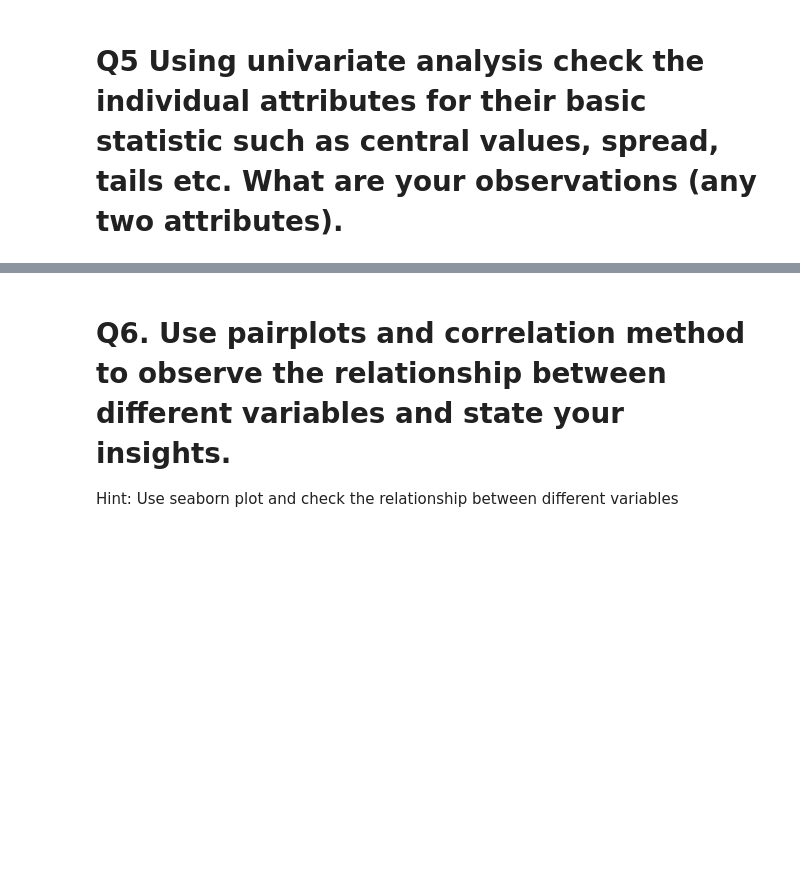
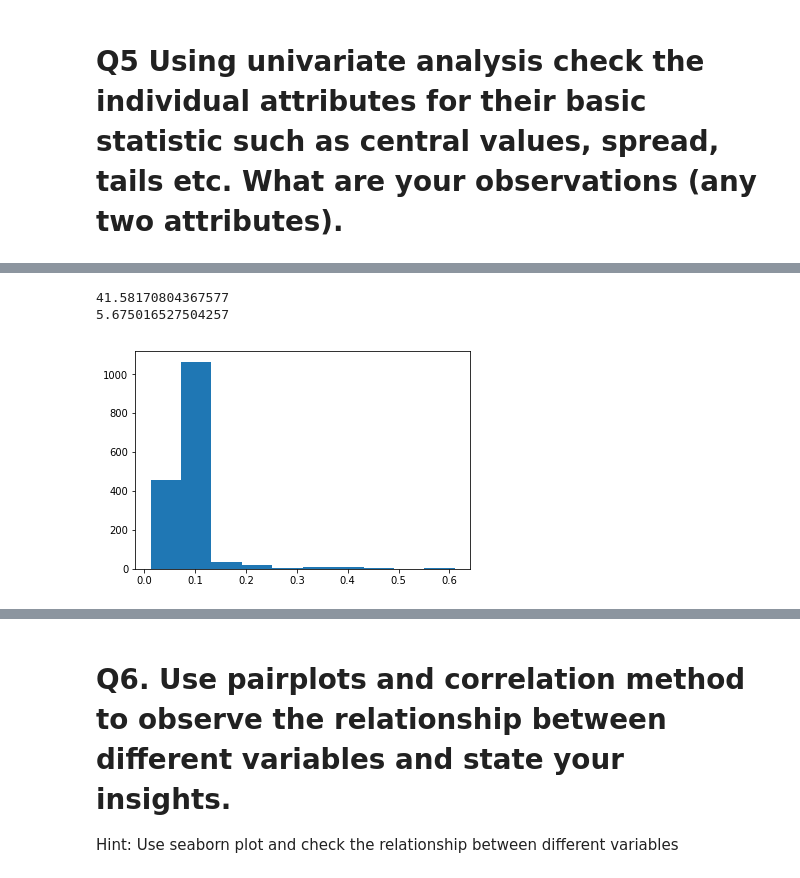
Before and after one commit to GreatLearningAIML1/chennai-aug-batch-senthilvelavan, a Jupyter notebook: Residency3-External/R3-External Lab-Wine.ipynb, the cells around one changed output, grey strips where cells are left out. Saved outputs shown, nothing was run; the diff lists cells and outputs as text; code cells hidden in the pictures; blank space fills up the shorter version.

```diff
--- a/Residency3-External/R3-External Lab-Wine.ipynb
+++ b/Residency3-External/R3-External Lab-Wine.ipynb
@@ -127,0 +183,8 @@ for column in wine_df.columns:
+# %%
+plt.hist(wine_df['chlorides'])
+print(stats.kurtosis(wine_df['chlorides']))
+print(stats.skew(wine_df['chlorides']))
+# %% [output]
+41.58170804367577
+5.675016527504257
+[figure, added]
```
Also changed, not shown: parts of 28 cells of this notebook, 1 other file.
